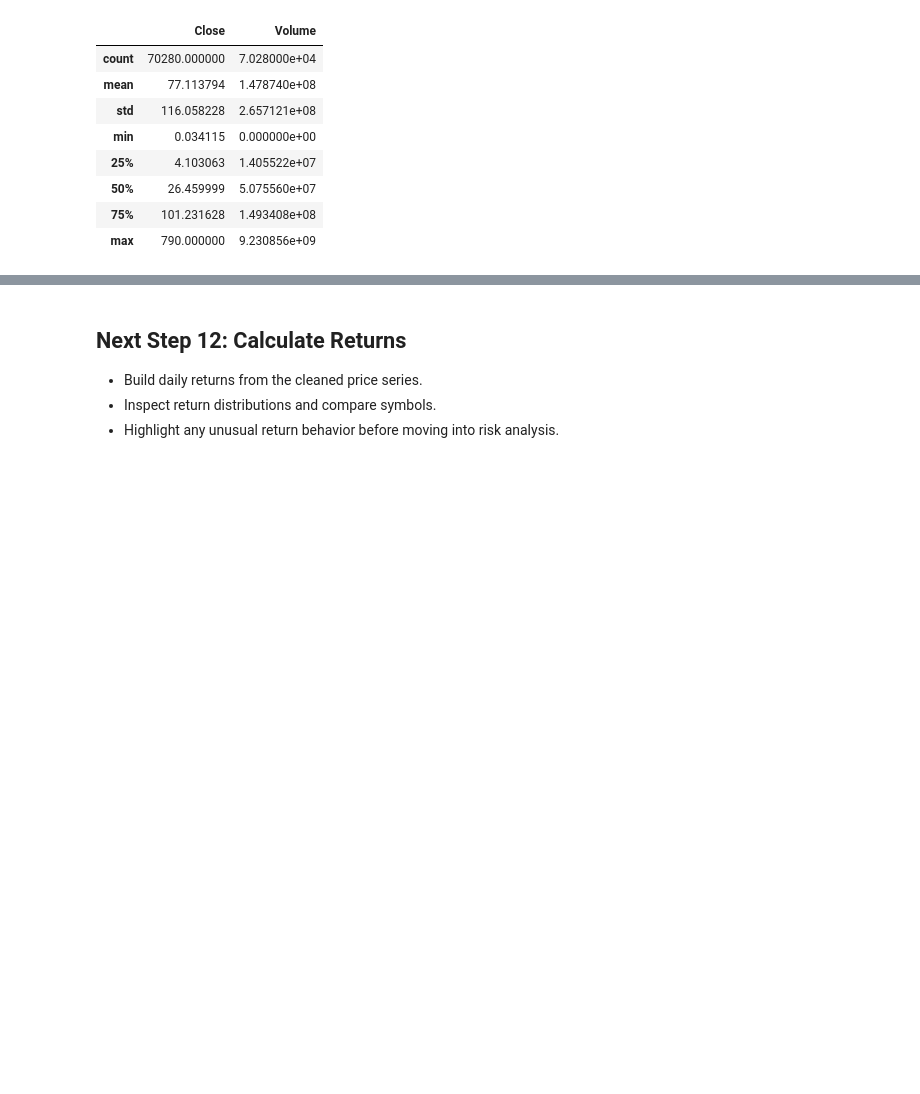
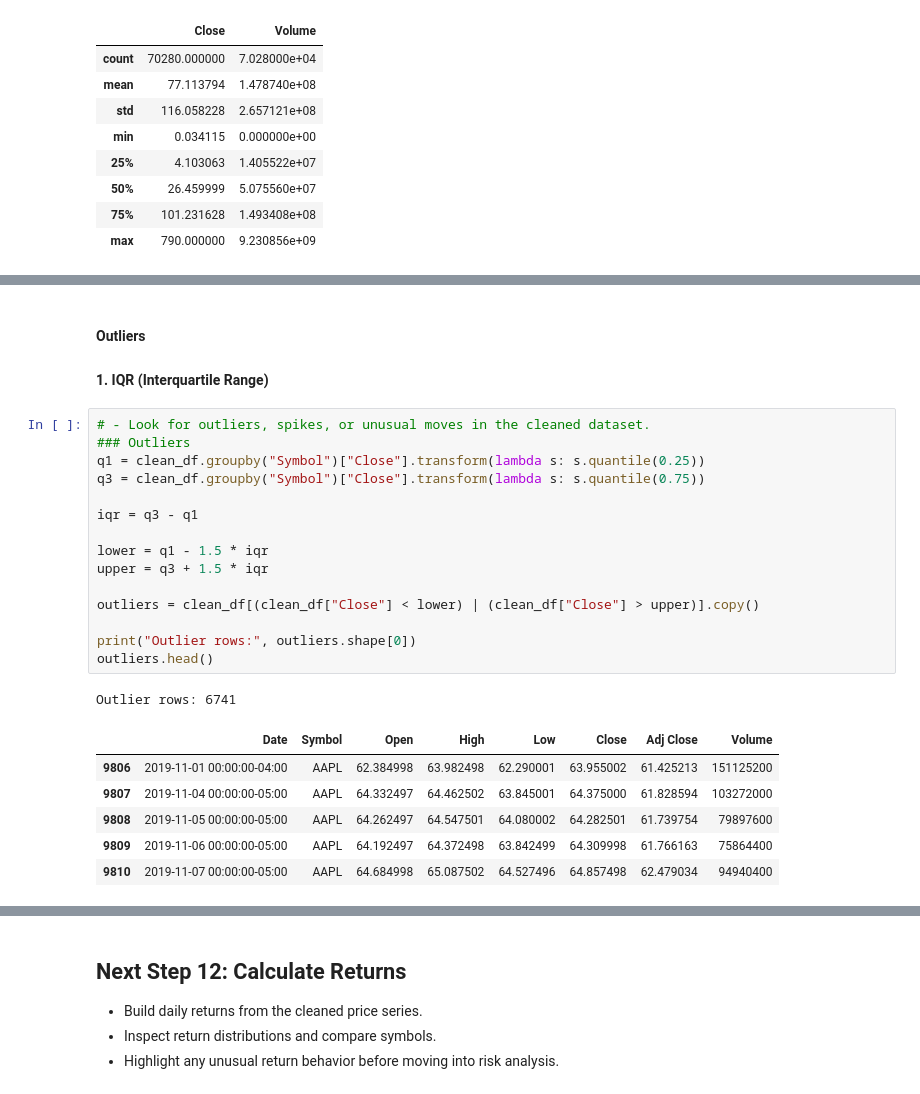
Before and after one commit to kumawatAkshay/QuantForge, a Jupyter notebook: notebook/equity_research.ipynb, the cells around one changed output, grey strips where cells are left out. Cells and saved outputs as stored; diff of their text form; blank space fills up the shorter version.

```diff
--- a/notebook/equity_research.ipynb
+++ b/notebook/equity_research.ipynb
@@ -455,0 +534,26 @@ clean_df.groupby("Symbol")[["Close", "Volume"]].describe().transpose()
+# %% [markdown]
+#### Outliers
+#### 1. IQR (Interquartile Range)
+# %%
+# - Look for outliers, spikes, or unusual moves in the cleaned dataset.
+### Outliers
+q1 = clean_df.groupby("Symbol")["Close"].transform(lambda s: s.quantile(0.25))
+q3 = clean_df.groupby("Symbol")["Close"].transform(lambda s: s.quantile(0.75))
+
+iqr = q3 - q1
+
+lower = q1 - 1.5 * iqr
+upper = q3 + 1.5 * iqr
+
+outliers = clean_df[(clean_df["Close"] < lower) | (clean_df["Close"] > upper)].copy()
+
+print("Outlier rows:", outliers.shape[0])
+outliers.head()
+# %% [output]
+Outlier rows: 6741
+|  | Date | Symbol | Open | High | Low | Close | Adj Close | Volume |
+| 9806 | 2019-11-01 00:00:00-04:00 | AAPL | 62.384998 | 63.982498 | 62.290001 | 63.955002 | 61.425213 | 151125200 |
+| 9807 | 2019-11-04 00:00:00-05:00 | AAPL | 64.332497 | 64.462502 | 63.845001 | 64.375000 | 61.828594 | 103272000 |
+| 9808 | 2019-11-05 00:00:00-05:00 | AAPL | 64.262497 | 64.547501 | 64.080002 | 64.282501 | 61.739754 | 79897600 |
+| 9809 | 2019-11-06 00:00:00-05:00 | AAPL | 64.192497 | 64.372498 | 63.842499 | 64.309998 | 61.766163 | 75864400 |
+| 9810 | 2019-11-07 00:00:00-05:00 | AAPL | 64.684998 | 65.087502 | 64.527496 | 64.857498 | 62.479034 | 94940400 |
```
Also changed, not shown: parts of 17 cells of this notebook.
